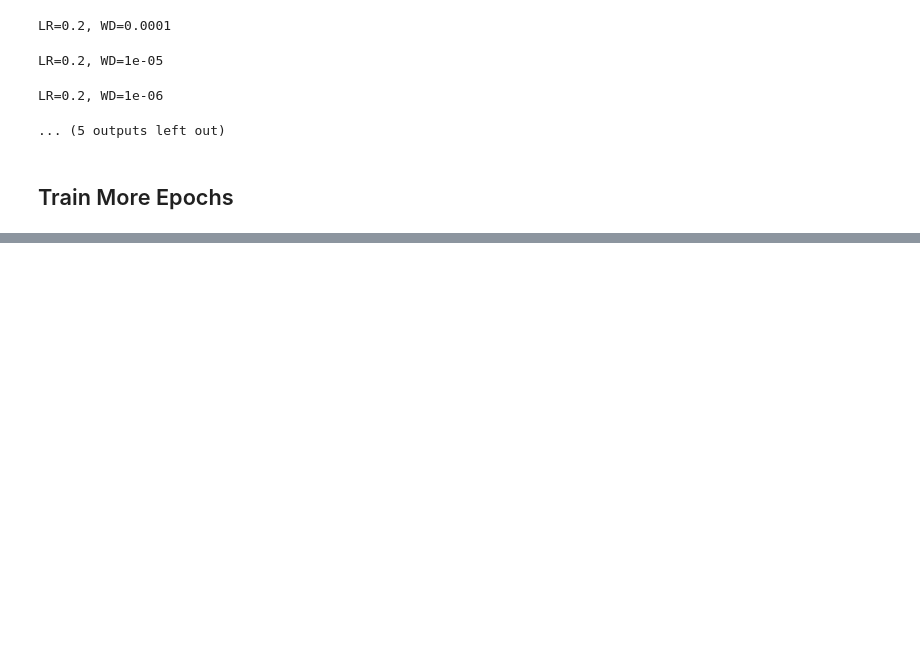
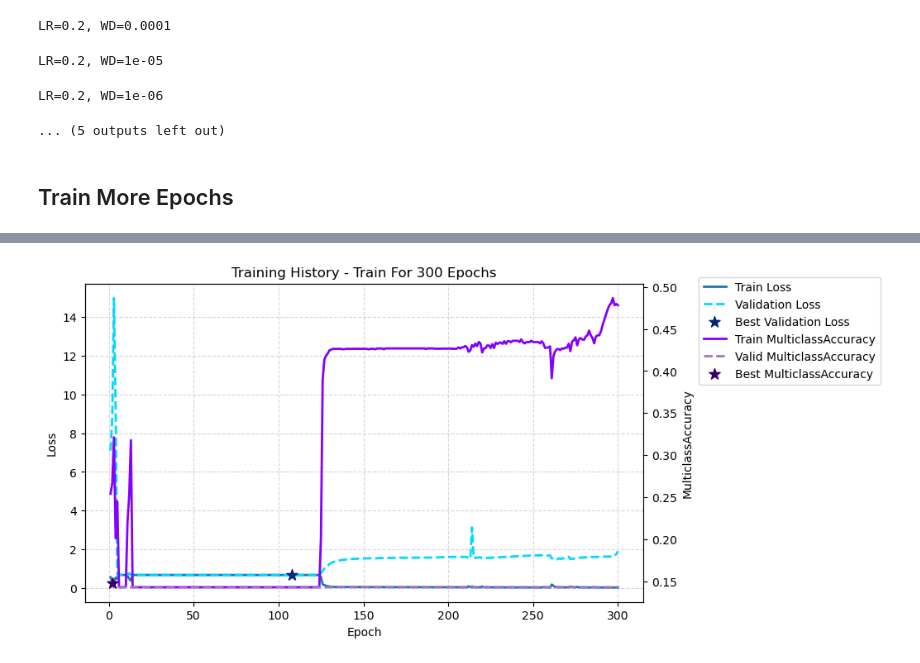
Before and after one commit to Daniyaliranmehr/Neural-Network-Training-Techniques, a Jupyter notebook: notebooks/02_training_techniques.ipynb, the cells around one changed output, grey strips where cells are left out. Drawn from its saved outputs; the diff is of its cells as text; code cells hidden in the pictures; blank space fills up the shorter version.

Commit message:
docs(readme): Analyze training results

```diff
--- a/notebooks/02_training_techniques.ipynb
+++ b/notebooks/02_training_techniques.ipynb
@@ -369,2 +370,10 @@ history = trainer.fit(train_loader=train_loader,
 └────────────────────┴────────┴────────────┘
 ... (187 outputs left out)
+# %%
+plot_training_history(history,
+                      name="Train For 300 Epochs",
+                      save_path="assets/",
+                      show_best_loss=True,
+                      show_best_metric=True)
+# %% [output]
+[figure, added]
```
Also changed, not shown: parts of 3 cells of this notebook, 3 other files.
